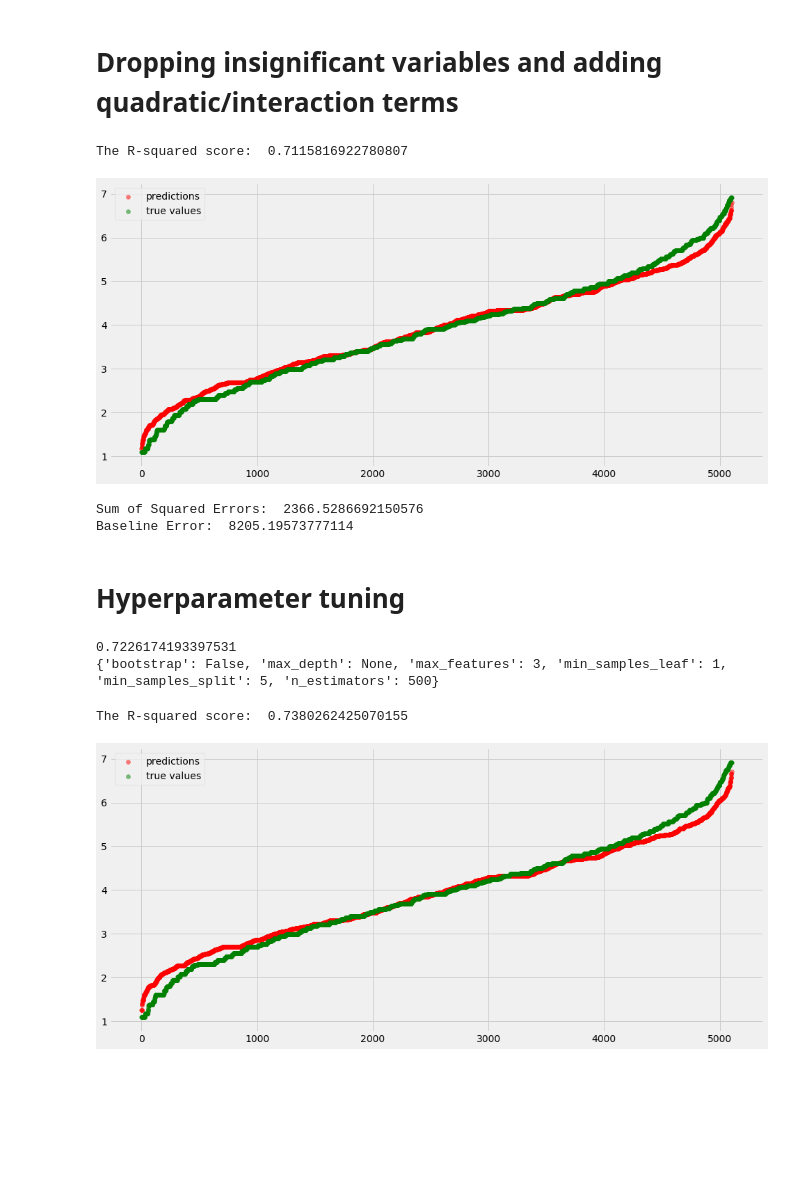
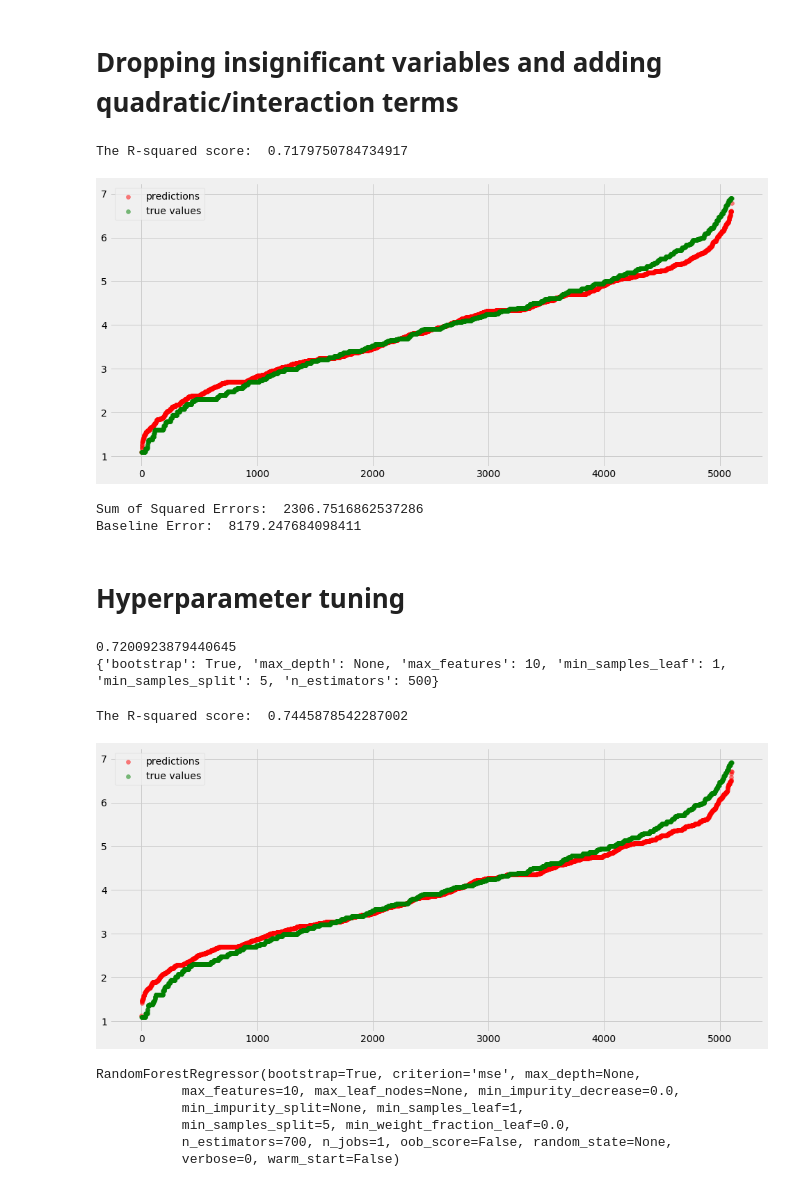
Before and after one commit to slevin886/Roman_Coin_Pricing, a Jupyter notebook: roman_coin_model_building.ipynb, the cells around one changed output. Saved outputs shown, nothing was run; the diff lists cells and outputs as text; code cells hidden in the pictures; blank space fills up the shorter version.

Commit message:
final model ready, small changes to other scripts

```diff
--- a/roman_coin_model_building.ipynb
+++ b/roman_coin_model_building.ipynb
@@ -163,19 +163,20 @@ X = roman.drop(['completed_no_time_left', 'less_than_hour_left', 'less_than_week
 'gallienus', 'gordian i', 'jovian', 'leo i', 'licinius', 'numerian', 'tacitus', 'theodosius i',
 'valerian', 'current_price', 'less_than_2day_left'], axis=1)
 # %%
-X['bidCountsq'] = X['bidCount'].values **2
-X['bidCountcubed'] = X['bidCount'].values ** 3
-X['interbidwatch'] = X['bidCount'] * X['watchCount']
+#NO value added
+# X['bidCountsq'] = X['bidCount'].values **2
+# X['bidCountcubed'] = X['bidCount'].values ** 3
+# X['interbidwatch'] = X['bidCount'] * X['watchCount']
 # %%
 y_test, preds = basic_linear_model(X, y, RandomForestRegressor)
 # %% [output]
-The R-squared score:  0.7115816922780807
+The R-squared score:  0.7179750784734917
-[figure, old version]
+[figure, new version]
 # %%
 baseline_SSE(preds, y_test)
 # %% [output]
-Sum of Squared Errors:  2366.5286692150576
-Baseline Error:  8205.19573777114
+Sum of Squared Errors:  2306.7516862537286
+Baseline Error:  8179.247684098411
 # %% [markdown]
 # Hyperparameter tuning
 # %%
@@ -195,5 +196,12 @@ grid.fit(X_train, y_train)
 print(grid.best_score_)
 print(grid.best_params_)
 # %% [output]
-0.7226174193397531
-{'bootstrap': False, 'max_depth': None, 'max_features': 3, 'min_samples_leaf': 1, 'min_samples_split': 5, 'n_estimators': 500}
+0.7200923879440645
+{'bootstrap': True, 'max_depth': None, 'max_features': 10, 'min_samples_leaf': 1, 'min_samples_split': 5, 'n_estimators': 500}
+# %%
+y_test, preds = basic_linear_model(X, y, RandomForestRegressor, bootstrap= True, max_depth=None,
+                                   max_features= 10, min_samples_leaf= 1,
+                                   min_samples_split= 5, n_estimators= 700)
+# %% [output]
+The R-squared score:  0.7445878542287002
+[figure, added]
@@ -200 +210,14 @@ print(grid.best_params_)
+# %%
+RandomForest = RandomForestRegressor(bootstrap= True, max_depth=None,
+                                   max_features= 10, min_samples_leaf= 1,
+                                   min_samples_split= 5, n_estimators= 700)
+
+RandomForest.fit(X, y)
+# %% [output]
+RandomForestRegressor(bootstrap=True, criterion='mse', max_depth=None,
+           max_features=10, max_leaf_nodes=None, min_impurity_decrease=0.0,
+           min_impurity_split=None, min_samples_leaf=1,
+           min_samples_split=5, min_weight_fraction_leaf=0.0,
+           n_estimators=700, n_jobs=1, oob_score=False, random_state=None,
+           verbose=0, warm_start=False)
 # %%
@@ -203,8 +225,0 @@ with open('./grid_search_roman.pickle', 'wb') as file_handle:
-# %%
-#Model to use
-y_test, preds = basic_linear_model(X, y, RandomForestRegressor, bootstrap= False, max_depth=None,
-                                   max_features= 3, min_samples_leaf= 1,
-                                   min_samples_split= 5, n_estimators= 700)
-# %% [output]
-The R-squared score:  0.7380262425070155
-[figure, removed]
```
Also changed, not shown: parts of 10 cells of this notebook, 3 other files.
